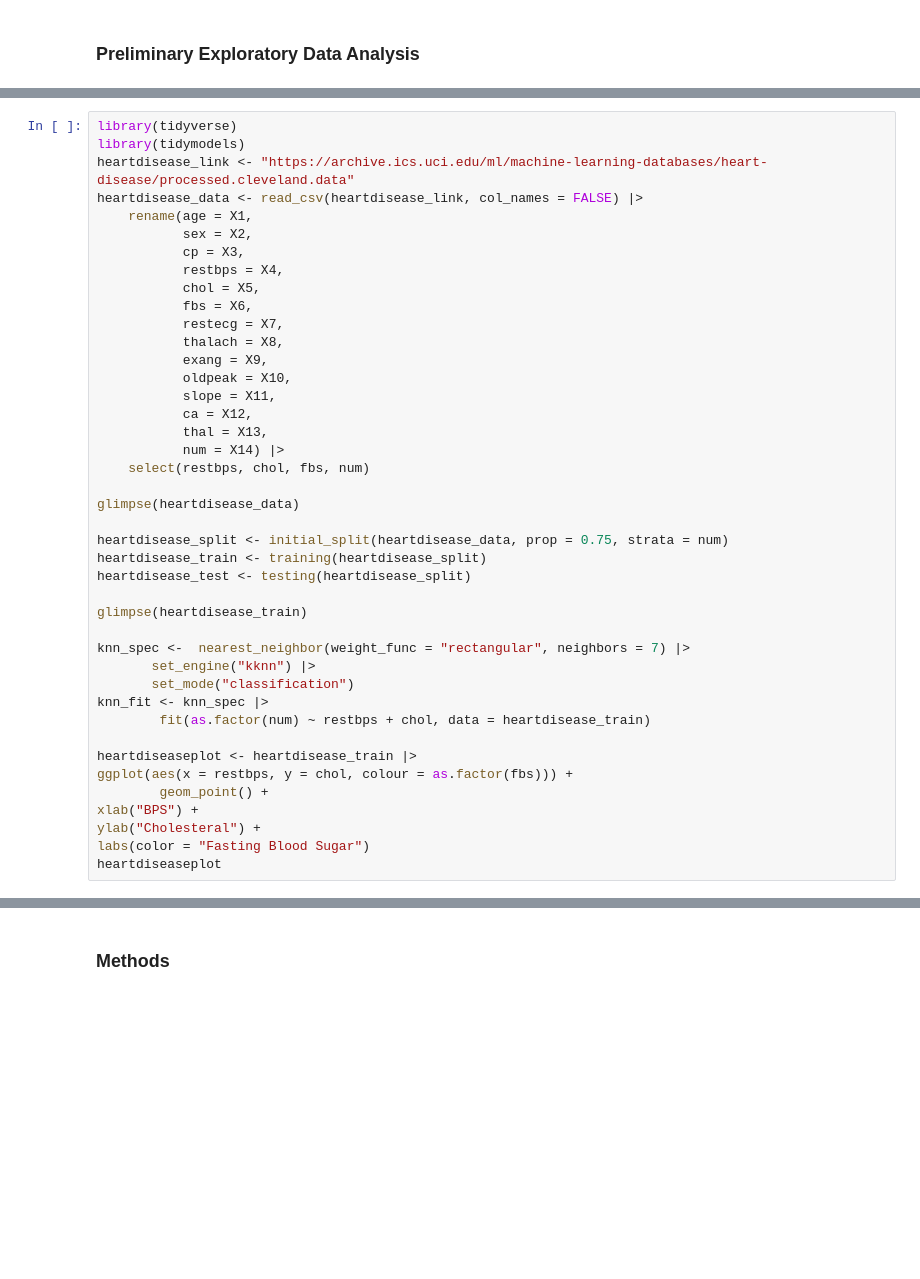
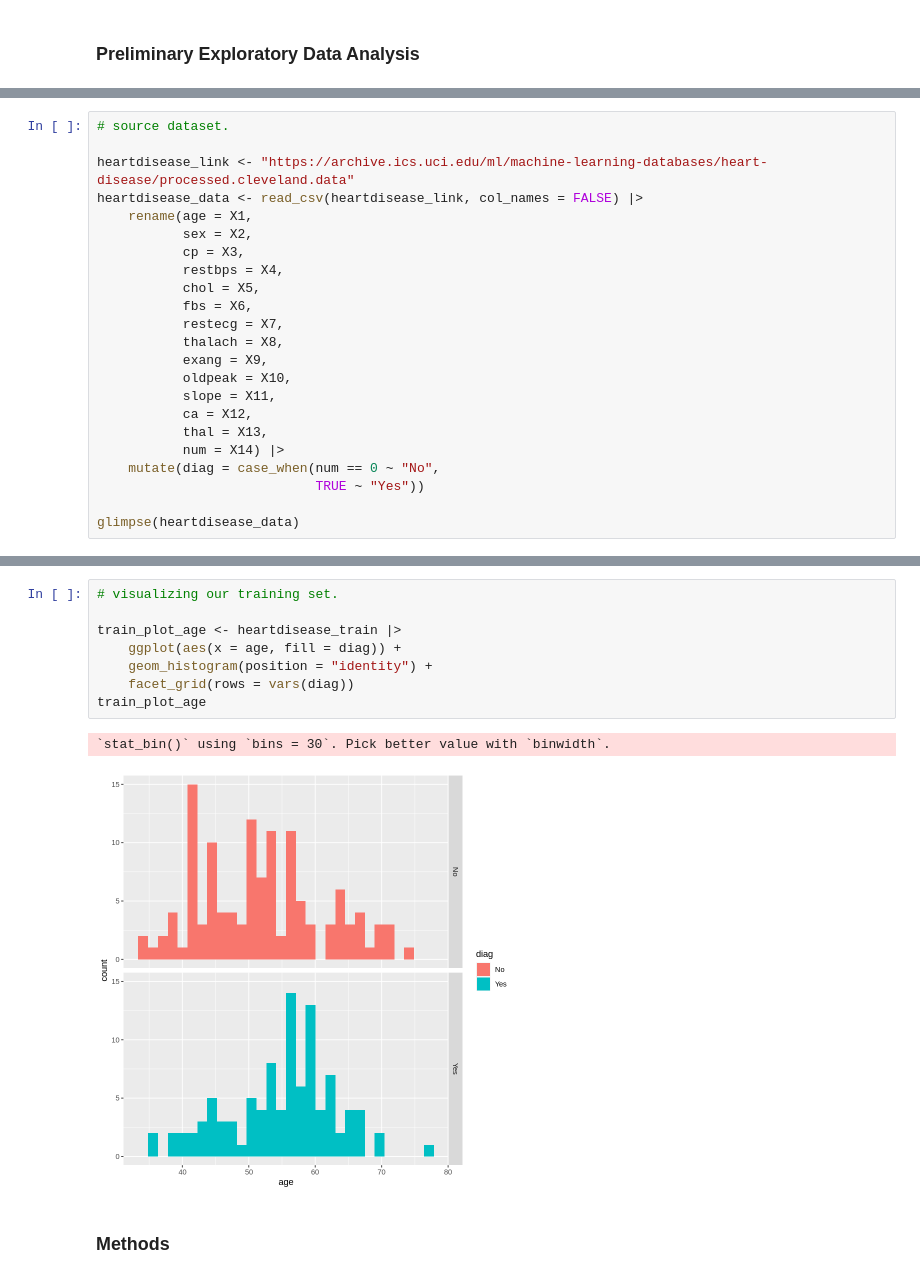
Before and after one commit to Jake-Yeo/dsci100-project, a Jupyter notebook: heartDisease.ipynb, the cells around one changed output, grey strips where cells are left out. Drawn from its saved outputs; the diff is of its cells as text; blank space fills up the shorter version.

```diff
--- a/heartDisease.ipynb
+++ b/heartDisease.ipynb
@@ -9,6 +14,6 @@ Millions of people are affected by heart diseases every year.  It is the most pr
 # %%
-library(tidyverse)
-library(tidymodels)
+# source dataset.
+
 heartdisease_link <- "https://archive.ics.uci.edu/ml/machine-learning-databases/heart-disease/processed.cleveland.data"
 heartdisease_data <- read_csv(heartdisease_link, col_names = FALSE) |>
     rename(age = X1,
@@ -25,29 +30,10 @@ heartdisease_data <- read_csv(heartdisease_link, col_names = FALSE) |>
            ca = X12,
            thal = X13,
            num = X14) |>
-    select(restbps, chol, fbs, num)
+    mutate(diag = case_when(num == 0 ~ "No",
+                            TRUE ~ "Yes"))
 
 glimpse(heartdisease_data)
-
-heartdisease_split <- initial_split(heartdisease_data, prop = 0.75, strata = num)
-heartdisease_train <- training(heartdisease_split)
-heartdisease_test <- testing(heartdisease_split)
-
-glimpse(heartdisease_train)
-
-knn_spec <-  nearest_neighbor(weight_func = "rectangular", neighbors = 7) |>
-       set_engine("kknn") |>
-       set_mode("classification")
-knn_fit <- knn_spec |>
-        fit(as.factor(num) ~ restbps + chol, data = heartdisease_train)
-
-heartdiseaseplot <- heartdisease_train |>
-ggplot(aes(x = restbps, y = chol, colour = as.factor(fbs))) +
-        geom_point() +
-xlab("BPS") +
-ylab("Cholesteral") +
-labs(color = "Fasting Blood Sugar")
-heartdiseaseplot
 # %% [output]
 Rows: 303 Columns: 14
 ── Column specification ────────────────────────────────────────────────────────
@@ -73,3 +107,14 @@ $ num     <dbl> 0, 0, 0, 0, 0, 0, 0, 0, 0, 0, 0, 0, 0, 0, 0, 0, 0, 0, 0, 0, 0,
+# %%
+# visualizing our training set.
+
+train_plot_age <- heartdisease_train |>
+    ggplot(aes(x = age, fill = diag)) +
+    geom_histogram(position = "identity") +
+    facet_grid(rows = vars(diag))
+train_plot_age
+# %% [output]
+`stat_bin()` using `bins = 30`. Pick better value with `binwidth`.
+[figure, added]
 # %% [markdown]
 ### Methods
 # %% [markdown]
```
Also changed, not shown: parts of 4 cells of this notebook.
